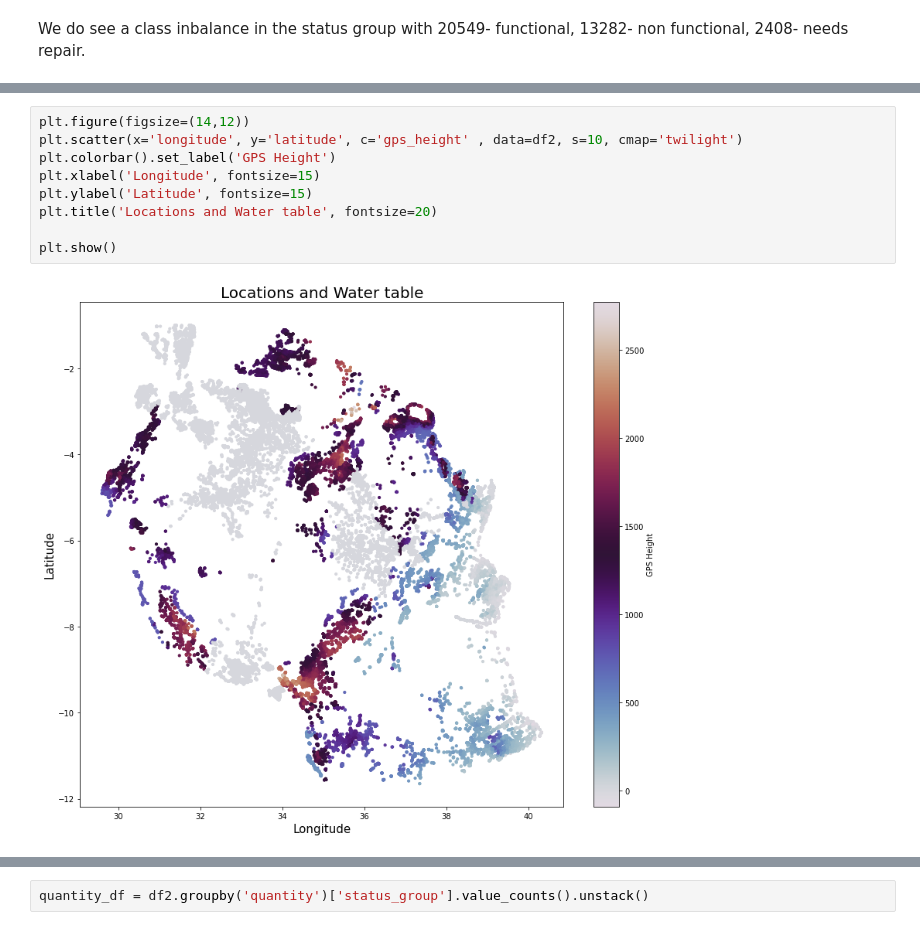
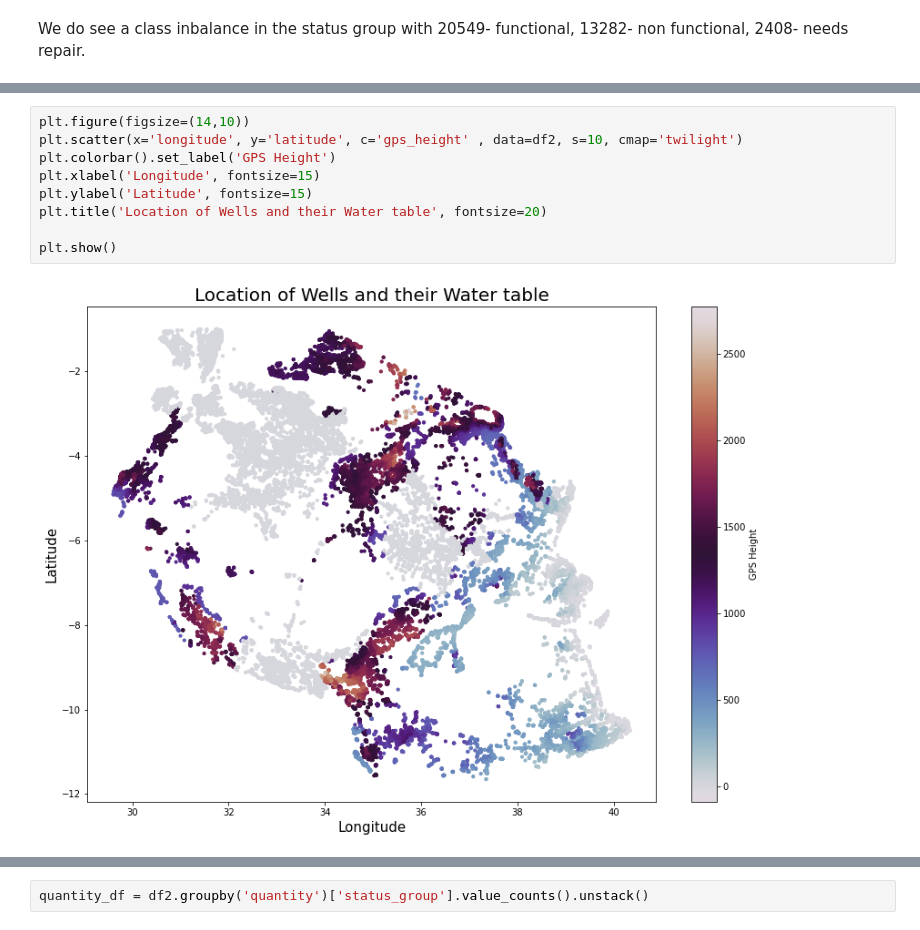
Before and after one commit to Milenaafeworki/Tanzanian_water_well, a Jupyter notebook: tanzanian_water_wells.ipynb, the cells around one changed output, grey strips where cells are left out. Drawn from its saved outputs; the diff is of its cells as text.

```diff
--- a/tanzanian_water_wells.ipynb
+++ b/tanzanian_water_wells.ipynb
@@ -347,11 +328,11 @@ sns.barplot(x = "gps_height", y = "status_group", data = df2)
 # %%
-plt.figure(figsize=(14,12))
+plt.figure(figsize=(14,10))
 plt.scatter(x='longitude', y='latitude', c='gps_height' , data=df2, s=10, cmap='twilight')
 plt.colorbar().set_label('GPS Height')
 plt.xlabel('Longitude', fontsize=15)
 plt.ylabel('Latitude', fontsize=15)
-plt.title('Locations and Water table', fontsize=20)
+plt.title('Location of Wells and their Water table', fontsize=20)
 
 plt.show()
 # %% [output]
-[figure, old version]
+[figure, new version]
```
Also changed, not shown: parts of 81 cells of this notebook, 1 other file.
